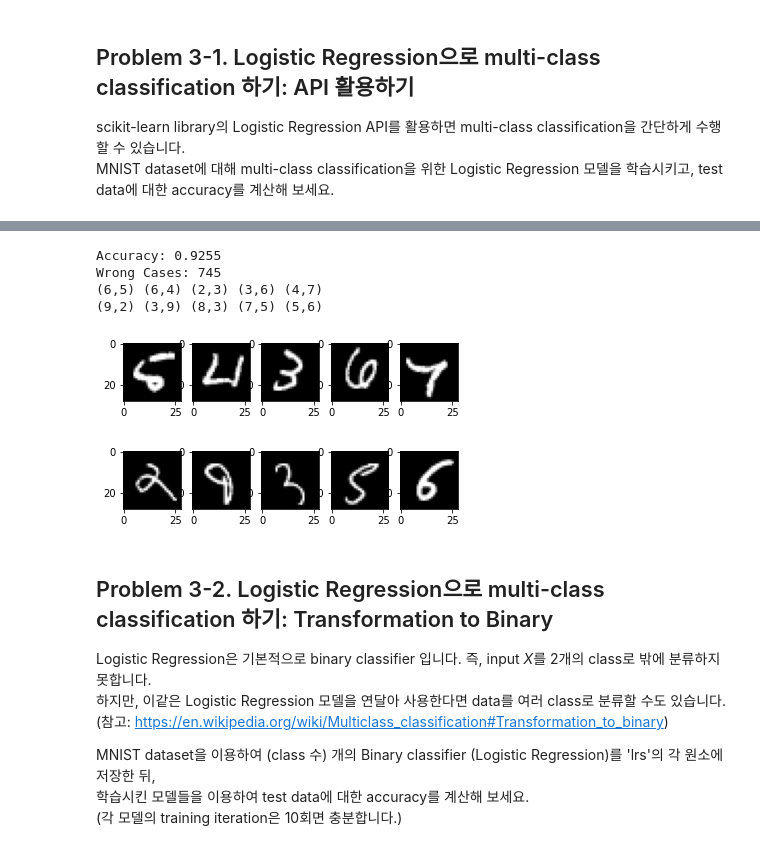
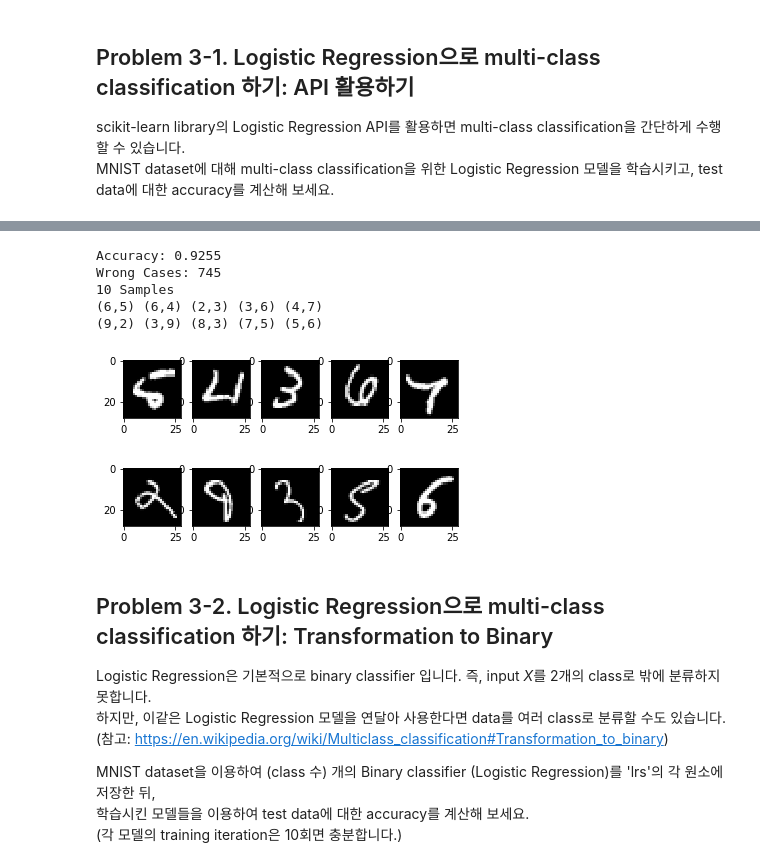
Before and after one commit to lucetre-snu/20s-machine-learning, a Jupyter notebook: Assignment1/AS1-Logistic_Regression.ipynb, the cells around one changed output, grey strips where cells are left out. Cells and saved outputs as stored; diff of their text form; code cells hidden in the pictures.

```diff
--- a/Assignment1/AS1-Logistic_Regression.ipynb
+++ b/Assignment1/AS1-Logistic_Regression.ipynb
@@ -226,32 +236,36 @@ def inference_mul(x, lr):
     # YOUR CODE COMES HERE
     y = lr.predict(x)
     return y
+
+def plot_wrong(x, y, pred, length=10):
+    wrong = []
+    for i in range(len(y)):
+        if pred[i] != y[i]:
+            wrong.append(i)
+    wrong_x = np.asarray([x[i] for i in wrong])
+
+    print('Wrong Cases:', len(wrong_x))
+    print(length, 'Samples')
+    for i in range(length):
+        print('({},{})'.format(pred[wrong[i]], y[wrong[i]]), end=' ')
+        if i % 5 == 4:
+            print()
+    plot_mnist_examples(wrong_x, length)
-# %%
-model = learn_mul(x_train, y_train)
-preds = inference_mul(x_test, model)
-accuracy = np.sum(preds == y_test) / y_test.shape[0]
-print('Accuracy:', accuracy)
-
-wrong = []
-for i in range(len(y_test)):
-    if preds[i] != y_test[i]:
-        wrong.append(i)
-x = np.asarray([x_test[i] for i in wrong])
-
-print('Wrong Cases:', len(x))
-length = 10
-for i in range(length):
-    print('({},{})'.format(preds[wrong[i]], y_test[wrong[i]]), end=' ')
-    if i % 5 == 4:
-        print()
-plot_mnist_examples(x, length)
-# %% [output]
-Accuracy: 0.9255
-Wrong Cases: 745
-(6,5) (6,4) (2,3) (3,6) (4,7)
-(9,2) (3,9) (8,3) (7,5) (5,6)
-[figure, removed]
-[figure, removed]
+# %%
+model = learn_mul(x_train, y_train)
+preds = inference_mul(x_test, model)
+accuracy = np.sum(preds == y_test) / y_test.shape[0]
+print('Accuracy:', accuracy)
+
+plot_wrong(x_test, y_test, preds)
+# %% [output]
+Accuracy: 0.9255
+Wrong Cases: 745
+10 Samples
+(6,5) (6,4) (2,3) (3,6) (4,7)
+(9,2) (3,9) (8,3) (7,5) (5,6)
+[figure, added]
+[figure, added]
 # %% [markdown]
 ## Problem 3-2. Logistic Regression으로 multi-class classification 하기: Transformation to Binary
 
```
Also changed, not shown: parts of 8 cells of this notebook, 7 other files.
